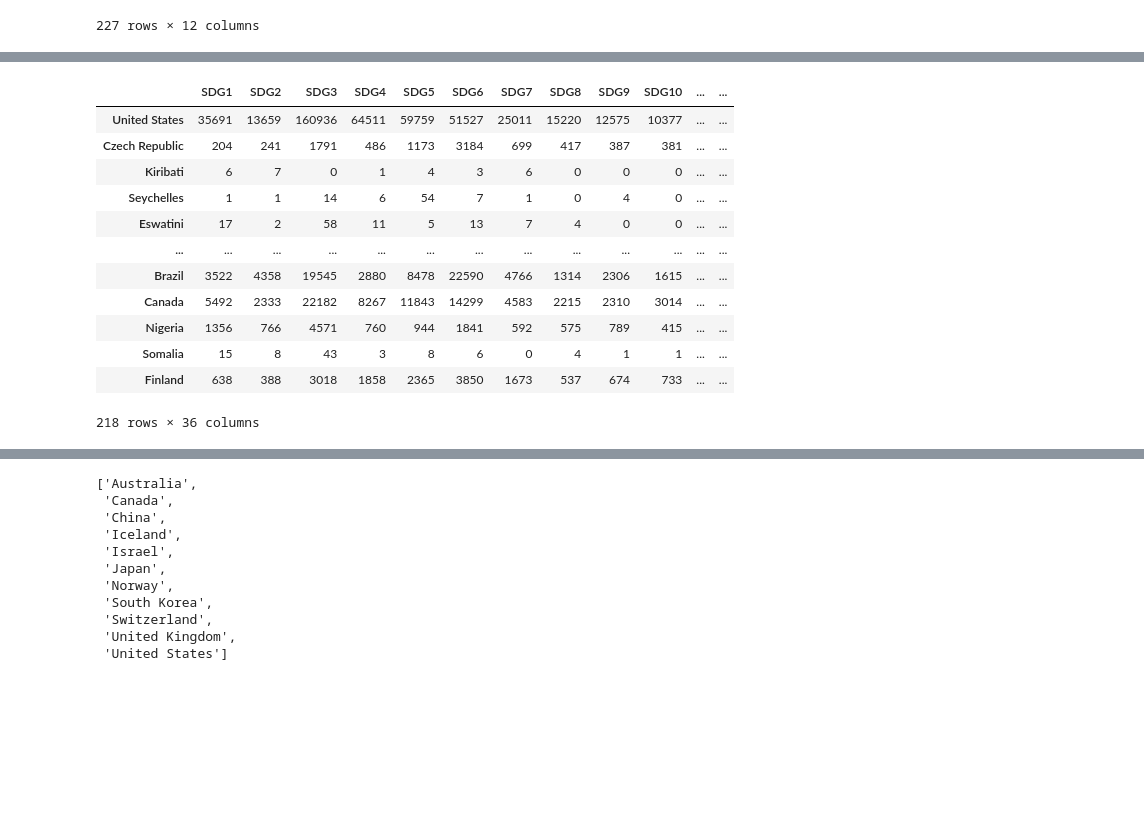
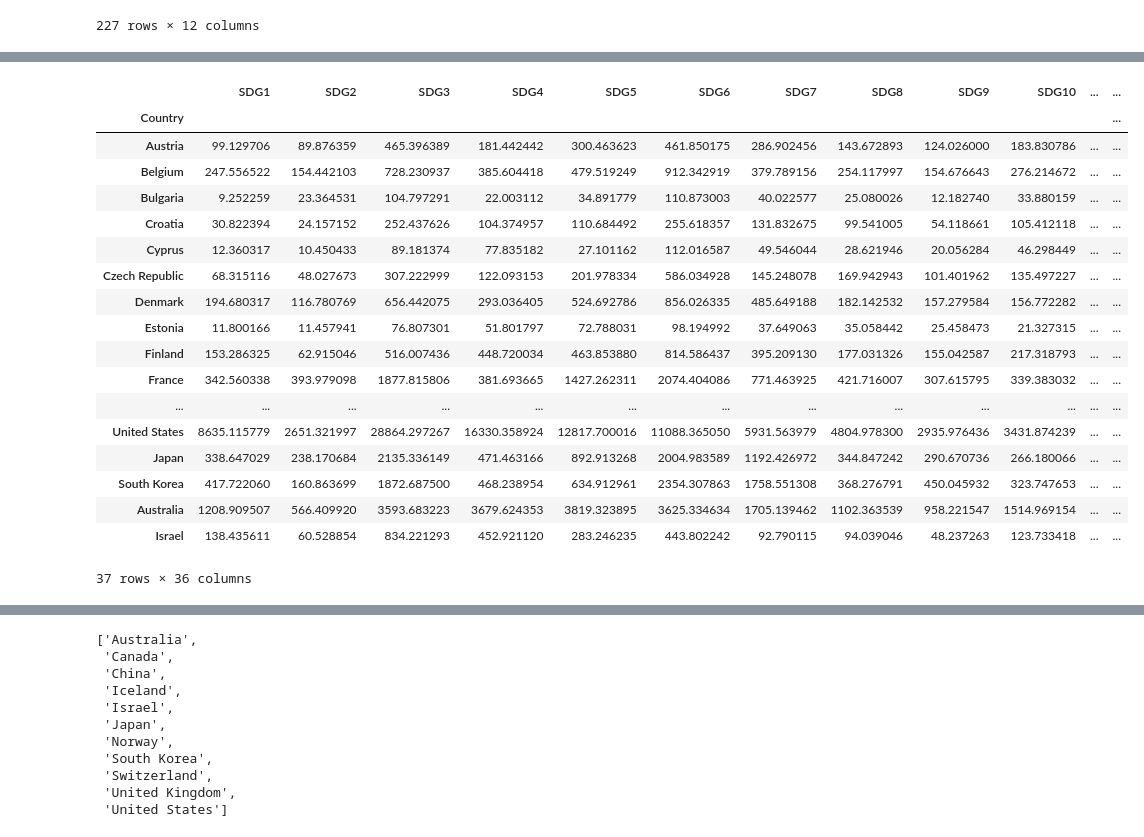
Before and after one commit to KnuxV/SDG, a Jupyter notebook: notebooks/INNOVA3.ipynb, the cells around one changed output, grey strips where cells are left out. Cells and saved outputs as stored; diff of their text form; code cells hidden in the pictures; blank space fills up the shorter version.

```diff
--- a/notebooks/INNOVA3.ipynb
+++ b/notebooks/INNOVA3.ipynb
@@ -180,0 +150,10 @@ df_country_eu
+# %%
+df_country_eu_other= df_country.loc[eu+other_countries, :]
+df_country_eu_other.index.names = ['Country']
+df_country_eu_other = df_country_eu_other.merge(gdp, left_index=True, right_index=True)
+
+df_country_eu_other.loc[:, 'SDG-gdp'] = df_country_eu_other.loc[:, 'SDG'] /  df_country_eu_other.loc[:, 'GDP']
+df_country_eu_other.loc[:, 'DT-gdp'] = df_country_eu_other.loc[:, 'DT'] /  df_country_eu_other.loc[:, 'GDP']
+df_country_eu_other.loc[:, 'Inter-gdp'] = df_country_eu_other.loc[:, 'Inter'] /  df_country_eu_other.loc[:, 'GDP']
+#
+df_country_eu_other
@@ -289,5 +287,4 @@ for row in df_sdg.itertuples(index=False, name=None):
     lst_actors = cn.split(", ")
     for actor in lst_actors:
         set_countries.add(actor)
-set_countries.add('EU')
 # %% [output]
@@ -567,8 +550,9 @@ lst_dt = ['AI', 'big_data', 'IOT', 'computing_infrastructure', 'blockchain', 'ro
 lst_cat_dt = ['Environment-AI', 'Environment-robotics', 'Environment-IOT',
               'Society-AI', 'Society-robotics', 'Society-IOT',
               'Economy-AI', 'Economy-robotics', 'Economy-IOT']
-df_sdg = pd.read_pickle("../data/dataframes/output/all_sdg_fixed_dst.pkl")
-df_dt = pd.read_pickle("../data/dataframes/DT/dt_updated.pkl")
+lst_sdg_dt = [sdg+"-"+dt for sdg in lst_sdg for dt in lst_dt]
+df_sdg = pd.read_pickle("../data/dataframes/all_sdg_fixed_dst.pkl")
+df_dt = pd.read_pickle("../data/dataframes/dt_updated.pkl")
 
 # Filtering for Journal only
 df_sdg = df_sdg[df_sdg.PT == 'J']
@@ -585,42 +652,39 @@ dic_world = {elem:0 for elem in lst_sdg+lst_cat+lst_dt+lst_cat_dt}
 for row in tqdm(df_sdg.itertuples(index=False, name=None), total=df_sdg.shape[0]):
     lst_actors = row[idx_sdg['CN']].split(", ")
     size_actors = len(lst_actors)
-    sdgs_in_pubs = []
+
     # Country count
     for sdg in lst_sdg:
         if row[idx_sdg[sdg]]:
-            sdgs_in_pubs += sdg
             for actor in lst_actors:
-                dic_world[sdg] += 1
-                dic[actor][sdg] += 1
+                dic[actor][sdg] += 1 / size_actors
     for cat in lst_cat:
         if row[idx_sdg[cat]]:
             for actor in lst_actors:
-                dic_world[cat] += 1
-                dic[actor][cat] += 1
+                dic[actor][cat] += 1 / size_actors
 
 
 # DT dataframe
 for row in tqdm(df_dt.itertuples(index=False, name=None), total=df_dt.shape[0]):
     lst_actors = row[idx_dt['CN']].split(", ")
+    size_actors = len(lst_actors)
     # Country count
     for dt in lst_dt:
         if row[idx_dt[dt]]:
             for actor in lst_actors:
                 if actor in dic:
-                    dic[actor][dt] += 1
-                    dic_world[dt] += 1
+                    dic[actor][dt] += 1 / size_actors
 
 # Intersection
 for row in tqdm(df_sdg_dt.itertuples(index=False, name=None), total=df_sdg_dt.shape[0]):
     # Country count
     lst_actors = row[idx_sdg_dt['CN']].split(", ")
+    size_actors = len(lst_actors)
     for cat in lst_cat:
         if row[idx_sdg_dt[cat]]:
             for dt in lst_dt:
                 if row[idx_sdg_dt[dt]]:
                     for actor in lst_actors:
                         if str(cat) + "-" + str(dt) in lst_cat_dt:
-                            dic_world[str(cat) + "-" + str(dt)] += 1
-                            dic[actor][str(cat) + "-" + str(dt)] += 1
+                            dic[actor][str(cat) + "-" + str(dt)] += 1 / size_actors
 # %% [output]
@@ -708,17 +693,25 @@ Wall time: 10 s
 # %%
+# Still fractional
 df_spec_raw = pd.DataFrame.from_dict(data=dic, orient="index", columns=lst_sdg+lst_cat+lst_dt+lst_cat_dt)
+df_spec_raw = df_spec_raw.loc[df_country_eu_other.index, :]
 df_spec_raw
 # %% [output]
 |  | SDG1 | SDG2 | SDG3 | SDG4 | SDG5 | SDG6 | SDG7 | SDG8 | SDG9 | SDG10 | ... | ... |
-| United States | 35691 | 13659 | 160936 | 64511 | 59759 | 51527 | 25011 | 15220 | 12575 | 10377 | ... | ... |
-| Czech Republic | 204 | 241 | 1791 | 486 | 1173 | 3184 | 699 | 417 | 387 | 381 | ... | ... |
-| Kiribati | 6 | 7 | 0 | 1 | 4 | 3 | 6 | 0 | 0 | 0 | ... | ... |
-| Seychelles | 1 | 1 | 14 | 6 | 54 | 7 | 1 | 0 | 4 | 0 | ... | ... |
-| Eswatini | 17 | 2 | 58 | 11 | 5 | 13 | 7 | 4 | 0 | 0 | ... | ... |
+| Country |  |  |  |  |  |  |  |  |  |  |  | ... |
+| Austria | 99.129706 | 89.876359 | 465.396389 | 181.442442 | 300.463623 | 461.850175 | 286.902456 | 143.672893 | 124.026000 | 183.830786 | ... | ... |
+| Belgium | 247.556522 | 154.442103 | 728.230937 | 385.604418 | 479.519249 | 912.342919 | 379.789156 | 254.117997 | 154.676643 | 276.214672 | ... | ... |
+| Bulgaria | 9.252259 | 23.364531 | 104.797291 | 22.003112 | 34.891779 | 110.873003 | 40.022577 | 25.080026 | 12.182740 | 33.880159 | ... | ... |
+| Croatia | 30.822394 | 24.157152 | 252.437626 | 104.374957 | 110.684492 | 255.618357 | 131.832675 | 99.541005 | 54.118661 | 105.412118 | ... | ... |
+| Cyprus | 12.360317 | 10.450433 | 89.181374 | 77.835182 | 27.101162 | 112.016587 | 49.546044 | 28.621946 | 20.056284 | 46.298449 | ... | ... |
+| Czech Republic | 68.315116 | 48.027673 | 307.222999 | 122.093153 | 201.978334 | 586.034928 | 145.248078 | 169.942943 | 101.401962 | 135.497227 | ... | ... |
+| Denmark | 194.680317 | 116.780769 | 656.442075 | 293.036405 | 524.692786 | 856.026335 | 485.649188 | 182.142532 | 157.279584 | 156.772282 | ... | ... |
+| Estonia | 11.800166 | 11.457941 | 76.807301 | 51.801797 | 72.788031 | 98.194992 | 37.649063 | 35.058442 | 25.458473 | 21.327315 | ... | ... |
+| Finland | 153.286325 | 62.915046 | 516.007436 | 448.720034 | 463.853880 | 814.586437 | 395.209130 | 177.031326 | 155.042587 | 217.318793 | ... | ... |
+| France | 342.560338 | 393.979098 | 1877.815806 | 381.693665 | 1427.262311 | 2074.404086 | 771.463925 | 421.716007 | 307.615795 | 339.383032 | ... | ... |
 | ... | ... | ... | ... | ... | ... | ... | ... | ... | ... | ... | ... | ... |
-| Brazil | 3522 | 4358 | 19545 | 2880 | 8478 | 22590 | 4766 | 1314 | 2306 | 1615 | ... | ... |
-| Canada | 5492 | 2333 | 22182 | 8267 | 11843 | 14299 | 4583 | 2215 | 2310 | 3014 | ... | ... |
-| Nigeria | 1356 | 766 | 4571 | 760 | 944 | 1841 | 592 | 575 | 789 | 415 | ... | ... |
-| Somalia | 15 | 8 | 43 | 3 | 8 | 6 | 0 | 4 | 1 | 1 | ... | ... |
-| Finland | 638 | 388 | 3018 | 1858 | 2365 | 3850 | 1673 | 537 | 674 | 733 | ... | ... |
+| United States | 8635.115779 | 2651.321997 | 28864.297267 | 16330.358924 | 12817.700016 | 11088.365050 | 5931.563979 | 4804.978300 | 2935.976436 | 3431.874239 | ... | ... |
+| Japan | 338.647029 | 238.170684 | 2135.336149 | 471.463166 | 892.913268 | 2004.983589 | 1192.426972 | 344.847242 | 290.670736 | 266.180066 | ... | ... |
+| South Korea | 417.722060 | 160.863699 | 1872.687500 | 468.238954 | 634.912961 | 2354.307863 | 1758.551308 | 368.276791 | 450.045932 | 323.747653 | ... | ... |
+| Australia | 1208.909507 | 566.409920 | 3593.683223 | 3679.624353 | 3819.323895 | 3625.334634 | 1705.139462 | 1102.363539 | 958.221547 | 1514.969154 | ... | ... |
+| Israel | 138.435611 | 60.528854 | 834.221293 | 452.921120 | 283.246235 | 443.802242 | 92.790115 | 94.039046 | 48.237263 | 123.733418 | ... | ... |
-218 rows × 36 columns
+37 rows × 36 columns
```
Also changed, not shown: parts of 28 cells of this notebook, 25 other files.
